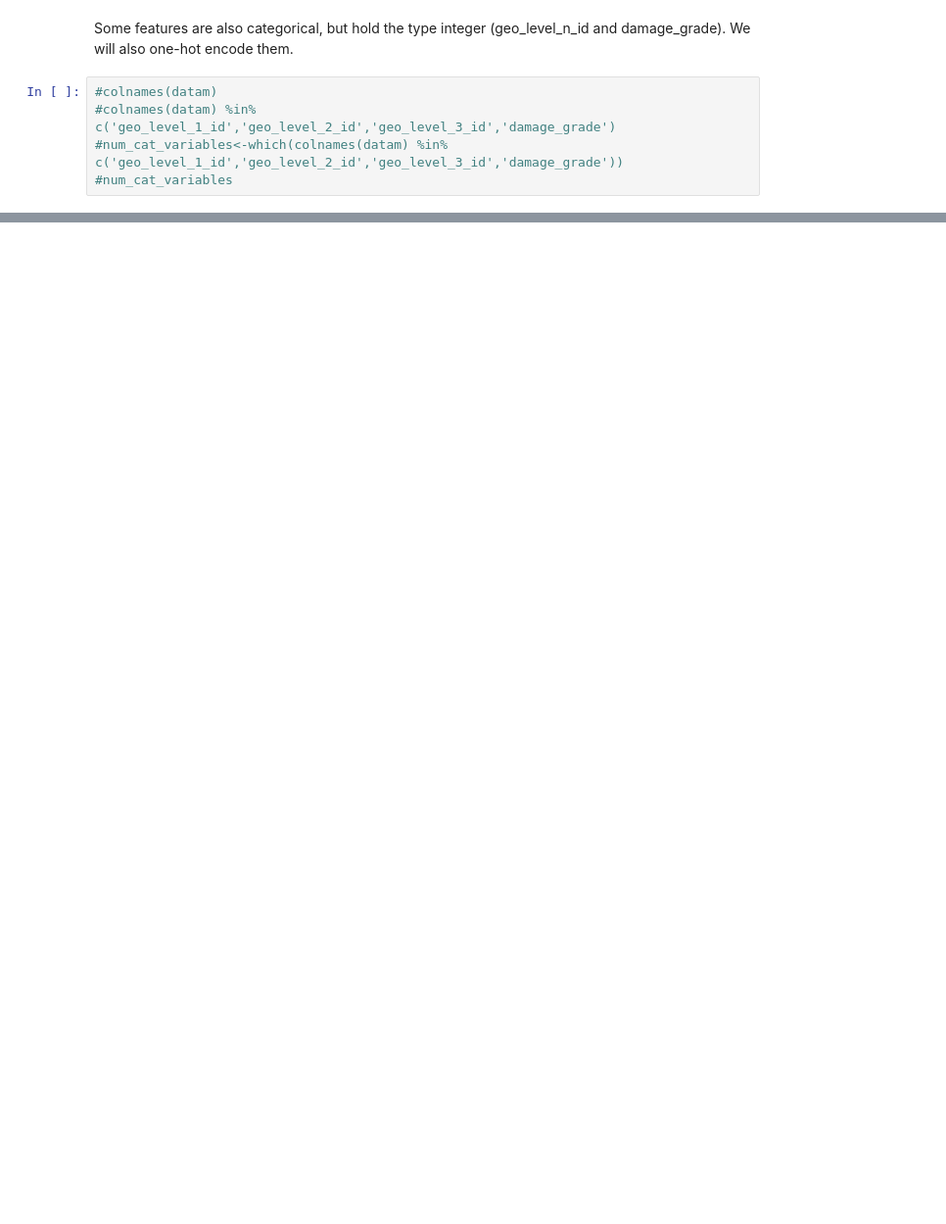
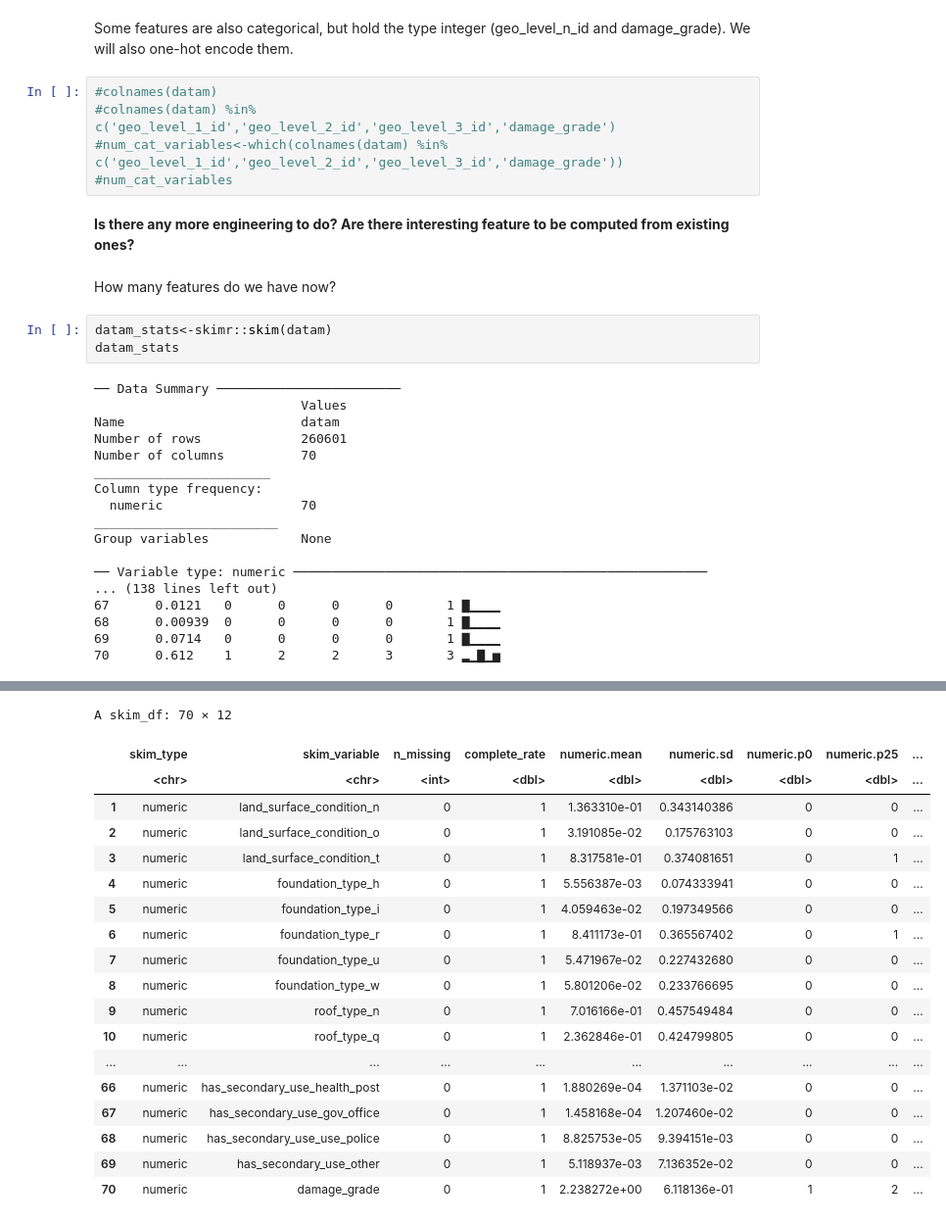
Before and after one commit to bikostet/richter-s-predictor-group-42, a Jupyter notebook: brouillon_bilal.ipynb, the cells around one changed output, grey strips where cells are left out. Shown at 98% size. Cells and saved outputs as stored; diff of their text form; blank space fills up the shorter version.

```diff
--- a/brouillon_bilal.ipynb
+++ b/brouillon_bilal.ipynb
@@ -148,3 +355,28 @@ Some features are also categorical, but hold the type integer (geo_level_n_id an
 #colnames(datam) %in% c('geo_level_1_id','geo_level_2_id','geo_level_3_id','damage_grade')
 #num_cat_variables<-which(colnames(datam) %in% c('geo_level_1_id','geo_level_2_id','geo_level_3_id','damage_grade'))
 #num_cat_variables
+# %% [markdown]
+**Is there any more engineering to do? Are there interesting feature to be computed from existing ones?**
+# %% [markdown]
+How many features do we have now?
+# %%
+datam_stats<-skimr::skim(datam)
+datam_stats
+# %% [output]
+── Data Summary ────────────────────────
+                           Values
+Name                       datam
+Number of rows             260601
+Number of columns          70
+_______________________
+Column type frequency:
+  numeric                  70
+________________________
+Group variables            None
+
+── Variable type: numeric ──────────────────────────────────────────────────────
+... (138 lines left out)
+67      0.0121   0      0      0      0       1 ▇▁▁▁▁
+68      0.00939  0      0      0      0       1 ▇▁▁▁▁
+69      0.0714   0      0      0      0       1 ▇▁▁▁▁
+70      0.612    1      2      2      3       3 ▂▁▇▁▅
@@ -151 +385,20 @@ Some features are also categorical, but hold the type integer (geo_level_n_id an
+A skim_df: 70 × 12
+|  | skim_type | skim_variable | n_missing | complete_rate | numeric.mean | numeric.sd | numeric.p0 | numeric.p25 | ... |
+|  | <chr> | <chr> | <int> | <dbl> | <dbl> | <dbl> | <dbl> | <dbl> | ... |
+| 1 | numeric | land_surface_condition_n | 0 | 1 | 1.363310e-01 | 0.343140386 | 0 | 0 | ... |
+| 2 | numeric | land_surface_condition_o | 0 | 1 | 3.191085e-02 | 0.175763103 | 0 | 0 | ... |
+| 3 | numeric | land_surface_condition_t | 0 | 1 | 8.317581e-01 | 0.374081651 | 0 | 1 | ... |
+| 4 | numeric | foundation_type_h | 0 | 1 | 5.556387e-03 | 0.074333941 | 0 | 0 | ... |
+| 5 | numeric | foundation_type_i | 0 | 1 | 4.059463e-02 | 0.197349566 | 0 | 0 | ... |
+| 6 | numeric | foundation_type_r | 0 | 1 | 8.411173e-01 | 0.365567402 | 0 | 1 | ... |
+| 7 | numeric | foundation_type_u | 0 | 1 | 5.471967e-02 | 0.227432680 | 0 | 0 | ... |
+| 8 | numeric | foundation_type_w | 0 | 1 | 5.801206e-02 | 0.233766695 | 0 | 0 | ... |
+| 9 | numeric | roof_type_n | 0 | 1 | 7.016166e-01 | 0.457549484 | 0 | 0 | ... |
+| 10 | numeric | roof_type_q | 0 | 1 | 2.362846e-01 | 0.424799805 | 0 | 0 | ... |
+| ... | ... | ... | ... | ... | ... | ... | ... | ... | ... |
+| 66 | numeric | has_secondary_use_health_post | 0 | 1 | 1.880269e-04 | 1.371103e-02 | 0 | 0 | ... |
+| 67 | numeric | has_secondary_use_gov_office | 0 | 1 | 1.458168e-04 | 1.207460e-02 | 0 | 0 | ... |
+| 68 | numeric | has_secondary_use_use_police | 0 | 1 | 8.825753e-05 | 9.394151e-03 | 0 | 0 | ... |
+| 69 | numeric | has_secondary_use_other | 0 | 1 | 5.118937e-03 | 7.136352e-02 | 0 | 0 | ... |
+| 70 | numeric | damage_grade | 0 | 1 | 2.238272e+00 | 6.118136e-01 | 1 | 2 | ... |
 # %% [markdown]
```
Also changed, not shown: parts of 31 cells of this notebook, 5 other files.
